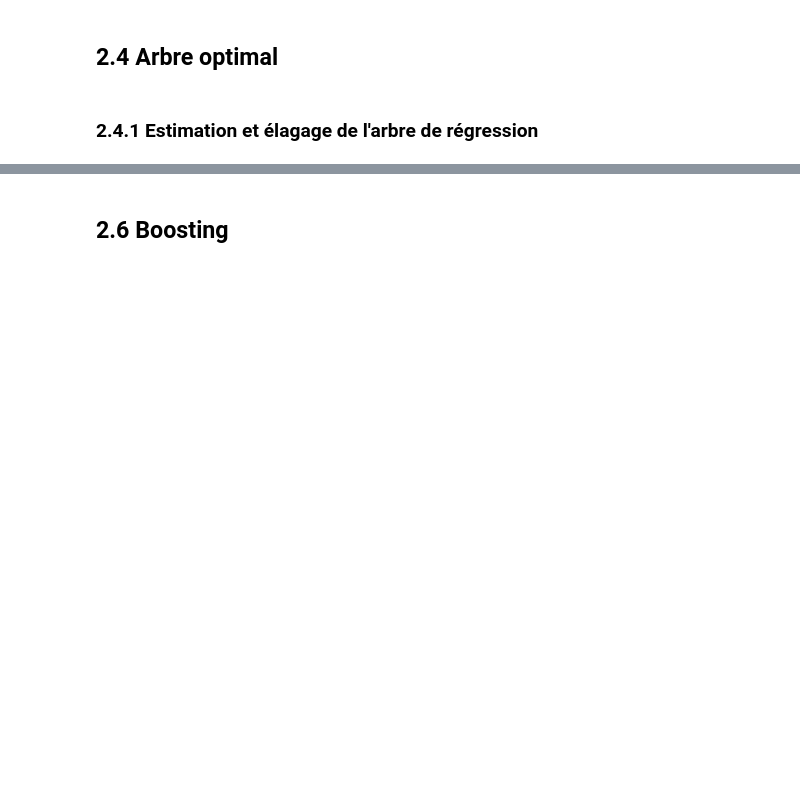
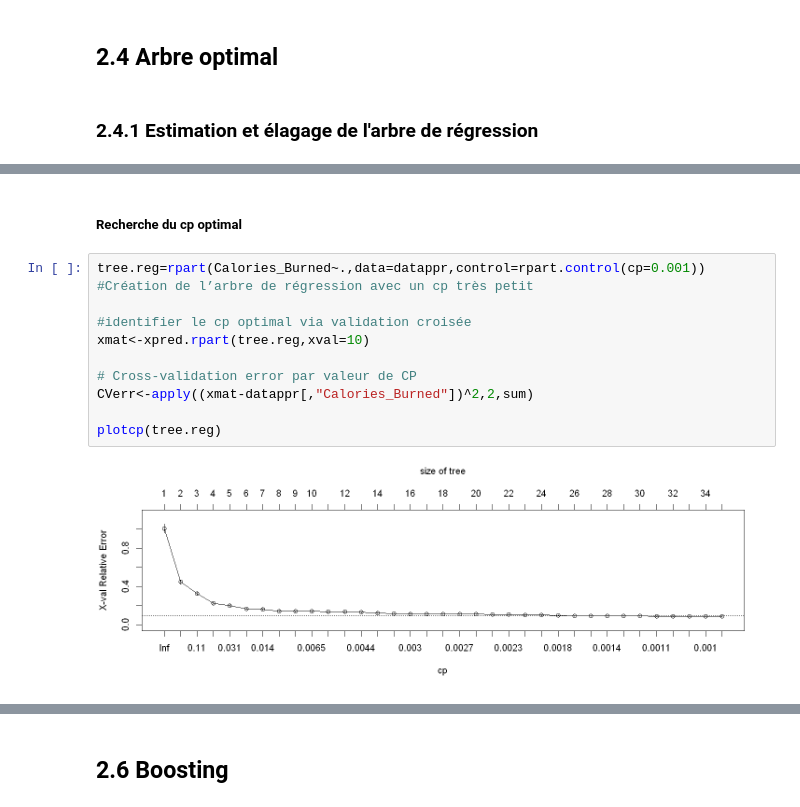
Before and after one commit to QUENTINTOUIL/Projet_ML, a Jupyter notebook: V2_R.ipynb, the cells around one changed output, grey strips where cells are left out. Saved outputs shown, nothing was run; the diff lists cells and outputs as text; blank space fills up the shorter version.

Commit message:
R-Arbre, foret,boosting et RDN

```diff
--- a/V2_R.ipynb
+++ b/V2_R.ipynb
@@ -1002,0 +1087,14 @@ Le modèle SVR est bien plus performant que les modèles linéaires. En effet, l
+# %% [markdown]
+##### Recherche du cp optimal
+# %%
+tree.reg=rpart(Calories_Burned~.,data=datappr,control=rpart.control(cp=0.001)) #Création de l’arbre de régression avec un cp très petit
+
+#identifier le cp optimal via validation croisée
+xmat<-xpred.rpart(tree.reg,xval=10)
+
+# Cross-validation error par valeur de CP
+CVerr<-apply((xmat-datappr[,"Calories_Burned"])^2,2,sum)
+
+plotcp(tree.reg)
+# %% [output]
+[figure, added]
```
Also changed, not shown: parts of 60 cells of this notebook, 1 other file.
